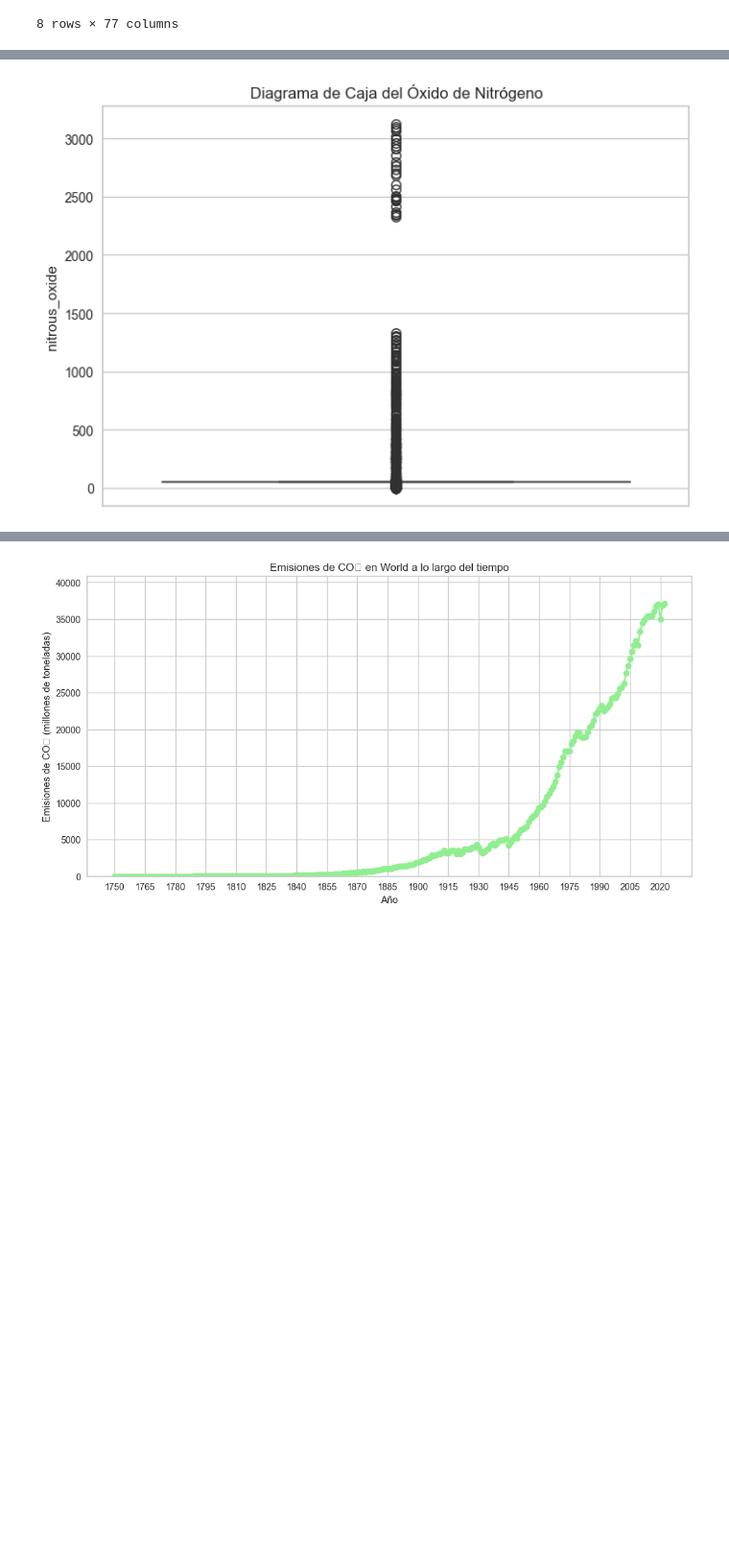
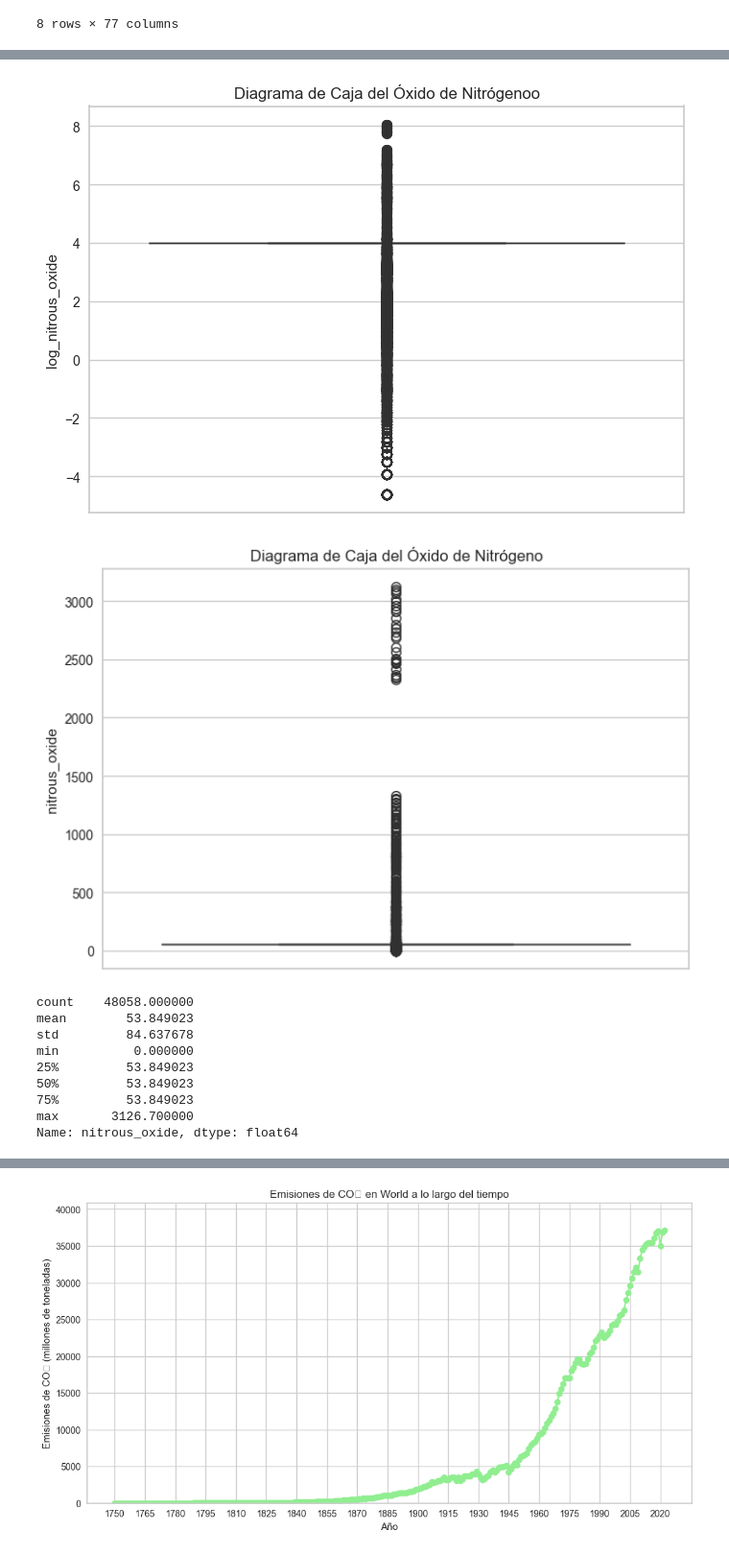
Before and after one commit to LINDAINES213/Data_Mining_Project, a Jupyter notebook: Project.ipynb, the cells around one changed output, grey strips where cells are left out. Shown at 96% size. Cells and saved outputs as stored; diff of their text form; code cells hidden in the pictures; blank space fills up the shorter version.

```diff
--- a/Project.ipynb
+++ b/Project.ipynb
@@ -97,6 +115,13 @@ df = dataframe[numeric_columns] = dataframe[numeric_columns].fillna(dataframe[nu
 
 import seaborn as sns
 import matplotlib.pyplot as plt
+
+for column in numeric_columns:
+    dataframe['log_' + column] = np.log(dataframe[column])
+
+sns.boxplot(data=dataframe['log_co2'])
+plt.title("Diagrama de Caja de CO2")
+plt.show()
 
 sns.boxplot(data=dataframe['co2'])
 plt.title("Diagrama de Caja de CO2")
@@ -119,10 +161,24 @@ plt.show()
 # %%
 #Gráficos exploratorios del Óxido de Nitrógeno.
-
+sns.boxplot(data=dataframe['log_nitrous_oxide'])
+plt.title("Diagrama de Caja del Óxido de Nitrógenoo")
+plt.show()
 sns.boxplot(data=dataframe['nitrous_oxide'])
 plt.title("Diagrama de Caja del Óxido de Nitrógeno")
 plt.show()
+column_summary = dataframe['nitrous_oxide'].describe()
+column_summary
 # %% [output]
-[figure, old version]
+[figure, new version]
+[figure, added]
+count    48058.000000
+mean        53.849023
+std         84.637678
+min          0.000000
+25%         53.849023
+50%         53.849023
+75%         53.849023
+max       3126.700000
+Name: nitrous_oxide, dtype: float64
 # %%
 # Análisis de correlaciones.
```
Also changed, not shown: parts of 9 cells of this notebook.
